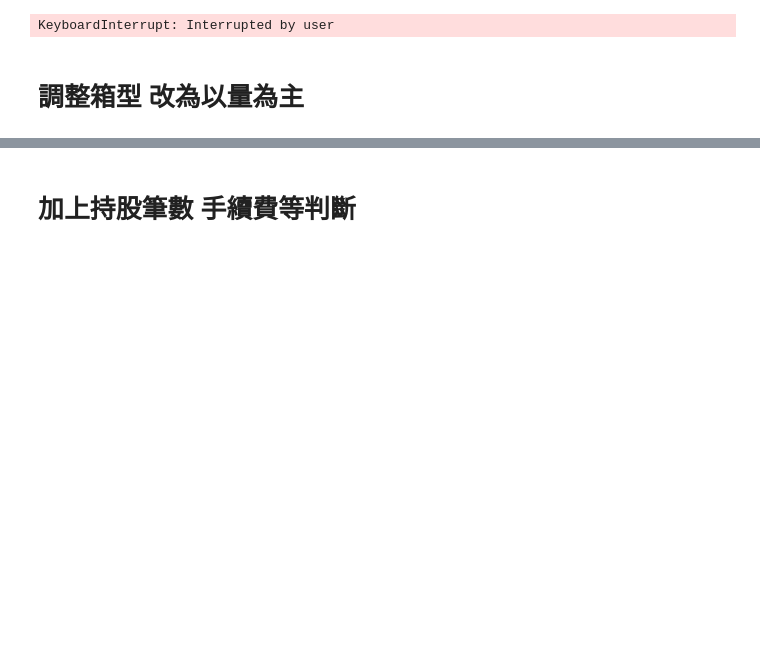
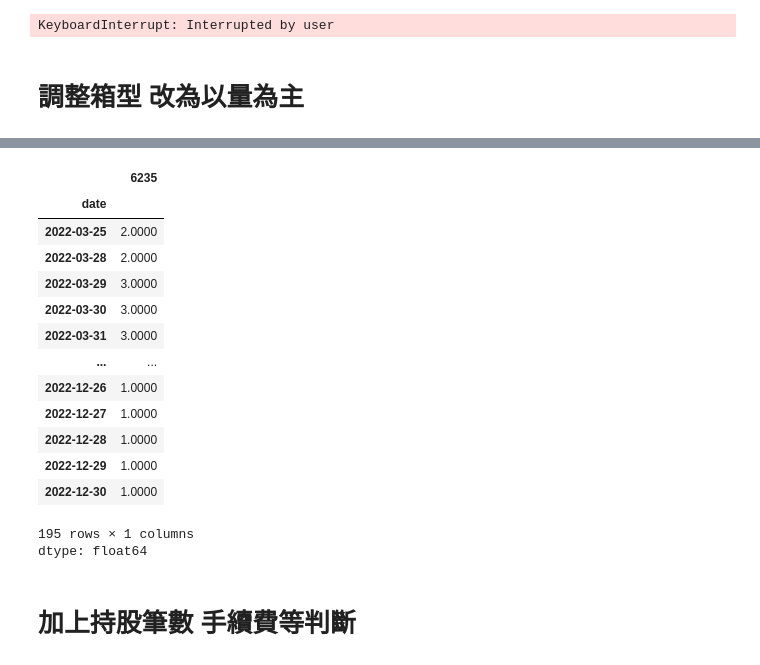
Before and after one commit to zyrastory/FjuFinalProject, a Jupyter notebook: FinLab_Zyra.ipynb, the cells around one changed output, grey strips where cells are left out. Cells and saved outputs as stored; diff of their text form; code cells hidden in the pictures; blank space fills up the shorter version.

```diff
--- a/FinLab_Zyra.ipynb
+++ b/FinLab_Zyra.ipynb
@@ -781,3 +821,36 @@ print(f"總次數:{win+lose}次, 獲利:{win}次, 虧損:{lose}次, 平均每次
+# %%
+from finlab import data
+import pandas as pd
+
+pd.set_option('display.float_format', '{:.4f}'.format)
+
+close = data.get('price:收盤價')
+count = data.get('price:成交股數')
+
+close = close['2021-11-01':'2022-12-31']
+count = count['2021-11-01':'2022-12-31']
+
+# 計算每日漲跌幅（%）
+daily_return = close.pct_change() * 100
+
+high_act = (daily_return.shift(5)>7).rolling(40).sum()
+high_act['6235']['2022-03-25':]
+# %% [output]
+|  | 6235 |
+| date |  |
+| 2022-03-25 | 2.0000 |
+| 2022-03-28 | 2.0000 |
+| 2022-03-29 | 3.0000 |
+| 2022-03-30 | 3.0000 |
+| 2022-03-31 | 3.0000 |
+| ... | ... |
+| 2022-12-26 | 1.0000 |
+| 2022-12-27 | 1.0000 |
+| 2022-12-28 | 1.0000 |
+| 2022-12-29 | 1.0000 |
+| 2022-12-30 | 1.0000 |
+195 rows × 1 columns
+dtype: float64
 # %% [markdown]
 # 加上持股筆數 手續費等判斷
 # %%
```
Also changed, not shown: parts of 2 cells of this notebook.
